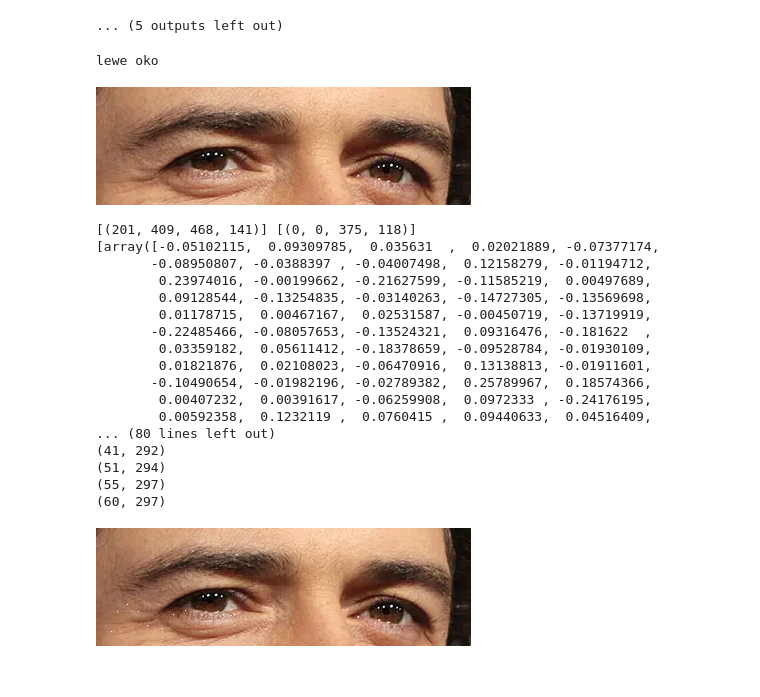
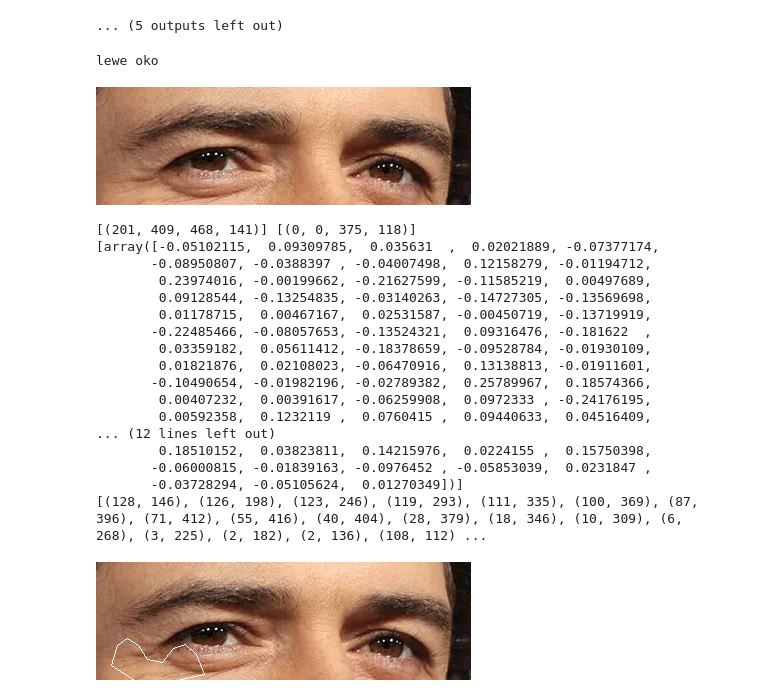
Before and after one commit to jowczar/Politechnika-Lodzka-Przetwarzanie-sygnalow-i-obrazow, a Jupyter notebook: main.ipynb, the cells around one changed output. Drawn from its saved outputs; the diff is of its cells as text; code cells hidden in the pictures.

```diff
--- a/main.ipynb
+++ b/main.ipynb
@@ -39,0 +68,4 @@ bottom lip [(185, 189), (170, 204), (152, 208), (136, 208), (119, 205), (98, 198
+# %%
+# otwieranie pliku z embedding znanych twarzy
+data = pickle.loads(open("./encodings_all", "rb").read())
+print("load this shit")
@@ -40,10 +174,32 @@ bottom lip [(185, 189), (170, 204), (152, 208), (136, 208), (119, 205), (98, 198
+# %%
+# porównywanie pojedynczego zdjęcia
+image = face_recognition.load_image_file("./input/images/face.jpg")
+face_locations = face_recognition.face_locations(image)
+
+for face_location in face_locations:
+    top, right, bottom, left = face_location
+    face_image = image[top:bottom, left:right]
+    pil_face_image = Image.fromarray(face_image)
+
+face_encoding = face_recognition.face_encodings(face_image)[0]
+
+
+unknown_image = face_recognition.load_image_file("../input/images/margot.jpg")
+unknown_face_encoding = face_recognition.face_encodings(unknown_image)[0]
+
+result = face_recognition.compare_faces([face_encoding], unknown_face_encoding, tolerance=0.4)
+
+if result[0]:
+    print("True")
+else:
+    print("False")
 # %%
 from PIL import Image, ImageDraw
 import face_recognition
 
 # Load the jpg file into a numpy array
-# image = face_recognition.load_image_file(inputDir + "/john_cenax.jpg")
-image_to_draw = image[:]
+image_to_draw = face_recognition.load_image_file(inputDir + "/images/face5.jpg")
+# image_to_draw = pil_face_image[:]
 
 # Find all facial features in all the faces in the image
 face_landmarks_list_2 = face_recognition.face_landmarks(image_to_draw)
@@ -355,43 +511,42 @@ raw_landmarks = _raw_face_landmarks(image3rd, [dimensions], 'large')
 partial_enc = [np.array(face_encoder.compute_face_descriptor(image3rd, raw_landmark_set, 1)) for raw_landmark_set in raw_landmarks]
 print(partial_enc)
 
 partial_landmarks = face_recognition.face_landmarks(image3rd, [dimensions], 'large')
 
 landmarks_as_tuples = [[(p.x, p.y) for p in landmark.parts()] for landmark in raw_landmarks]
 print(landmarks_as_tuples[0], len(landmarks_as_tuples[0]))
 
 
 pil_image = leftEye #Image.fromarray(leftEye)
 d = ImageDraw.Draw(pil_image)
 
-for point in landmarks_as_tuples[0]:
-    print(point)
-    d.point(point)
+d.polygon(landmarks_as_tuples[0])
+# for point in landmarks_as_tuples[0]:
+#     d.point(point)
 
 display(pil_image) # wrong result, we can't use this to determine encoding
 # 1. can we determine which part of encoding is the eye?
-# 2. can we use different comparision?
-# 3. should we drop this idea, it's not in the doc
-
-#============================ koniec JO
+# 2. can we use different comparision? or different encoding system, and only use face_recognition for creating smaller images
+# 3. perhaps model can be changed and instead of whole face, we can use one that was trained only for noses, eyes, mouths etc
+# 4. should we drop this idea, it's not in the doc
 # %% [output]
 lewe oko
 [figure]
 [(201, 409, 468, 141)] [(0, 0, 375, 118)]
 [array([-0.05102115,  0.09309785,  0.035631  ,  0.02021889, -0.07377174,
        -0.08950807, -0.0388397 , -0.04007498,  0.12158279, -0.01194712,
         0.23974016, -0.00199662, -0.21627599, -0.11585219,  0.00497689,
         0.09128544, -0.13254835, -0.03140263, -0.14727305, -0.13569698,
         0.01178715,  0.00467167,  0.02531587, -0.00450719, -0.13719919,
        -0.22485466, -0.08057653, -0.13524321,  0.09316476, -0.181622  ,
         0.03359182,  0.05611412, -0.18378659, -0.09528784, -0.01930109,
         0.01821876,  0.02108023, -0.06470916,  0.13138813, -0.01911601,
        -0.10490654, -0.01982196, -0.02789382,  0.25789967,  0.18574366,
         0.00407232,  0.00391617, -0.06259908,  0.0972333 , -0.24176195,
         0.00592358,  0.1232119 ,  0.0760415 ,  0.09440633,  0.04516409,
-... (80 lines left out)
-(41, 292)
-(51, 294)
-(55, 297)
-(60, 297)
+... (12 lines left out)
+        0.18510152,  0.03823811,  0.14215976,  0.0224155 ,  0.15750398,
+       -0.06000815, -0.01839163, -0.0976452 , -0.05853039,  0.0231847 ,
+       -0.03728294, -0.05105624,  0.01270349])]
+[(128, 146), (126, 198), (123, 246), (119, 293), (111, 335), (100, 369), (87, 396), (71, 412), (55, 416), (40, 404), (28, 379), (18, 346), (10, 309), (6, 268), (3, 225), (2, 182), (2, 136), (108, 112) ...
-[figure, old version]
+[figure, new version]
```
Also changed, not shown: parts of 7 cells of this notebook, 29 other files.
